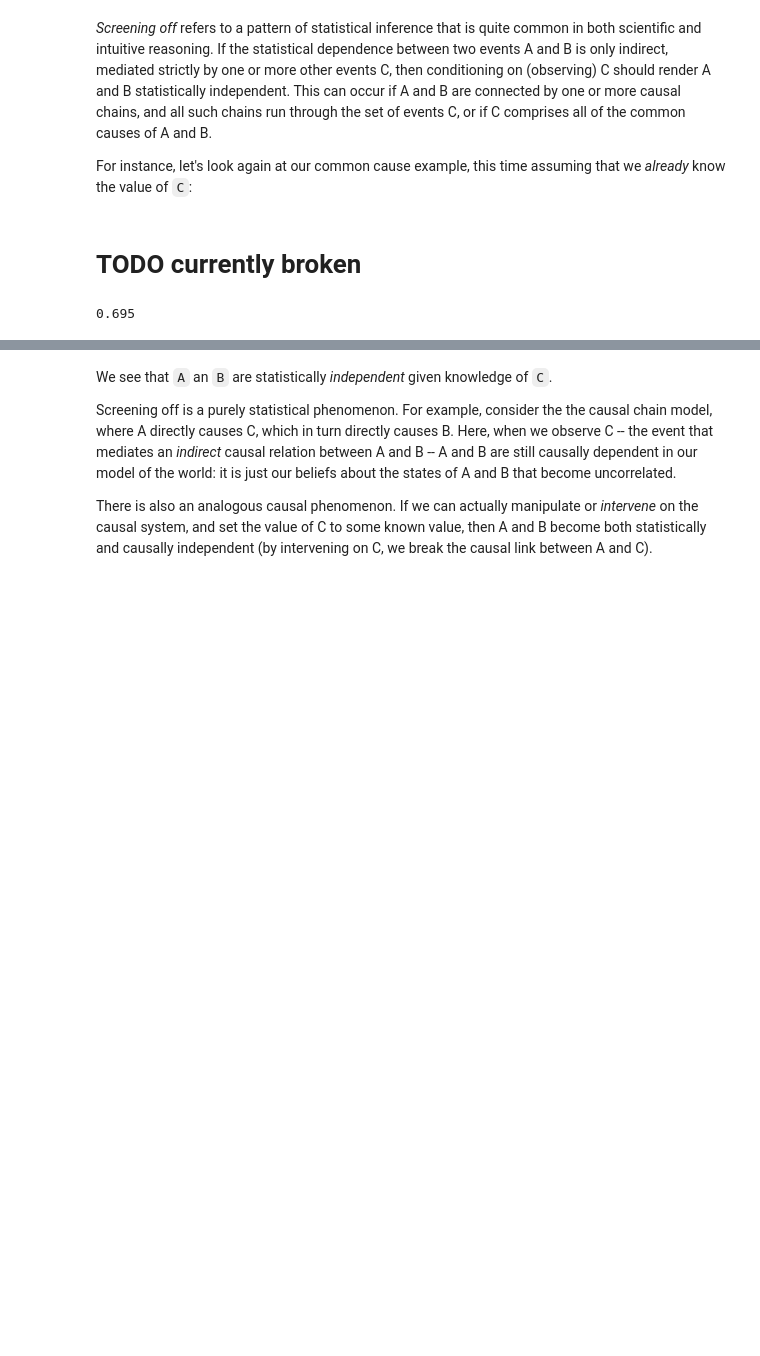
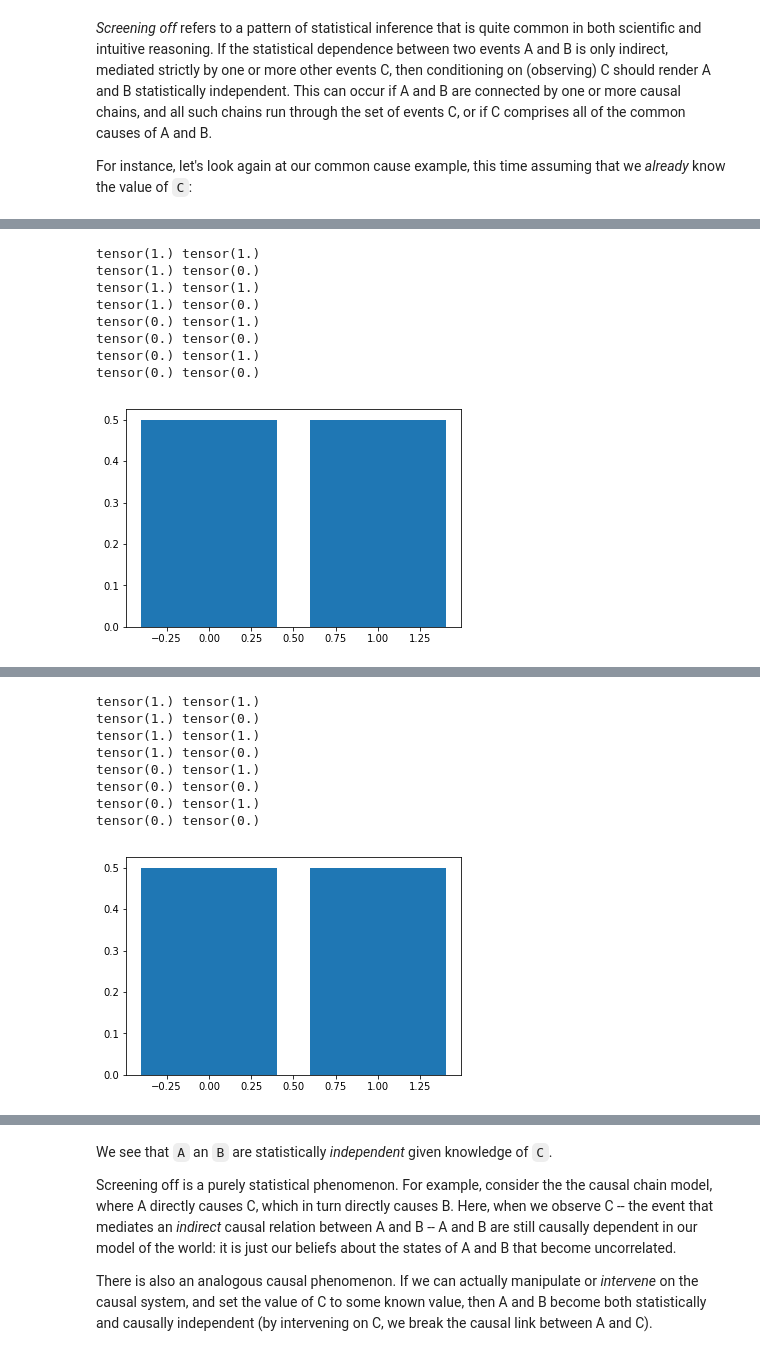
Before and after one commit to ebigelow/probmods-pyro, a Jupyter notebook: Chapter 5 - Conditional Dependence.ipynb, the cells around one changed output, grey strips where cells are left out. Drawn from its saved outputs; the diff is of its cells as text; code cells hidden in the pictures; blank space fills up the shorter version.

```diff
--- a/Chapter 5 - Conditional Dependence.ipynb
+++ b/Chapter 5 - Conditional Dependence.ipynb
@@ -81,17 +41,19 @@ If the statistical dependence between two events A and B is only indirect, media
 This can occur if A and B are connected by one or more causal chains, and all such chains run through the set of events C, or if C comprises all of the common causes of A and B.
 
 For instance, let's look again at our common cause example, this time assuming that we *already* know the value of `C`:
-# %% [markdown]
-# TODO  currently broken
-# %%
-np.mean([model(False) for _ in range(1000)])
-# %% [output]
-0.695
 # %%
-def model(A_val):
-    C = flip()
-    B = flip(.5) if C else flip(.9)
-    A = flip(.1) if C else flip(.4)
-    condition('C', C)
-    condition('A', bool(A) == A_val)
-    return B
+def B_cond_A(A_val):
+    def model():
+        C = pflip('C', .5)
+        B = pflip('B', .5) if C else pflip('B', .9)
+        A = pflip('A', .1) if C else pflip('A', .4)
+        condition('C_true', bool(C))
+        condition('A_val', bool(A) == A_val)
+        print(C, A)
+        return B
+    return Infer(model)  # enumerate
+
+
+viz(B_cond_A(True))
+viz(B_cond_A(False))
+# %% [output]
@@ -97,0 +61,9 @@ def model(A_val):
+tensor(1.) tensor(1.)
+tensor(1.) tensor(0.)
+tensor(1.) tensor(1.)
+tensor(1.) tensor(0.)
+tensor(0.) tensor(1.)
+tensor(0.) tensor(0.)
+tensor(0.) tensor(1.)
+tensor(0.) tensor(0.)
+[figure, added]
@@ -97,0 +71,9 @@ def model(A_val):
+tensor(1.) tensor(1.)
+tensor(1.) tensor(0.)
+tensor(1.) tensor(1.)
+tensor(1.) tensor(0.)
+tensor(0.) tensor(1.)
+tensor(0.) tensor(0.)
+tensor(0.) tensor(1.)
+tensor(0.) tensor(0.)
+[figure, added]
```
Also changed, not shown: parts of 11 cells of this notebook.
